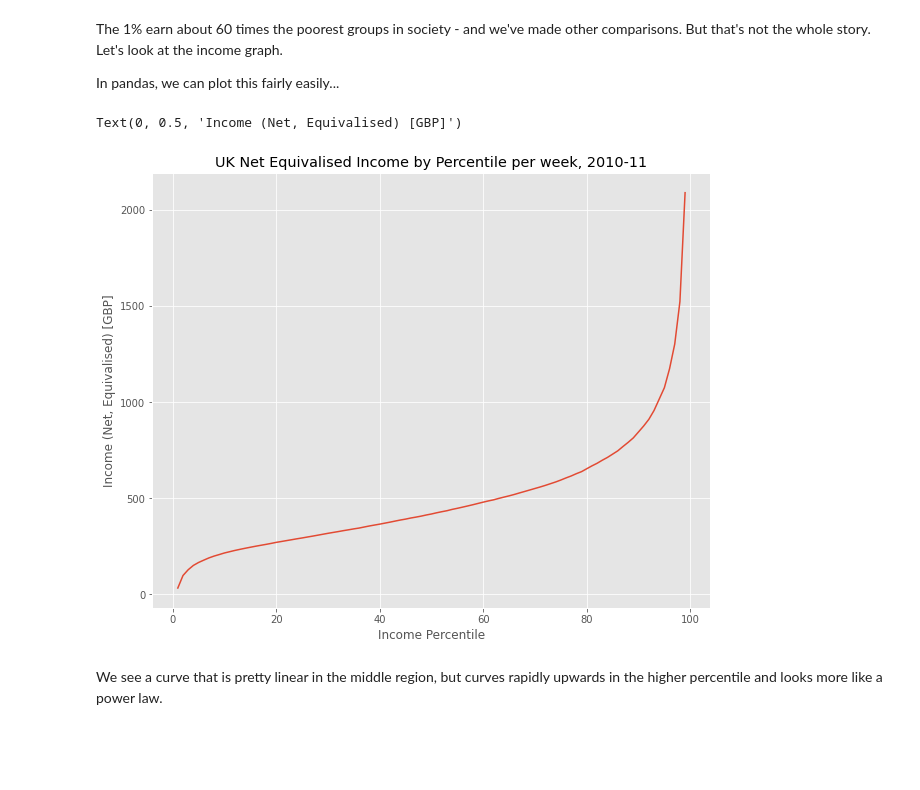
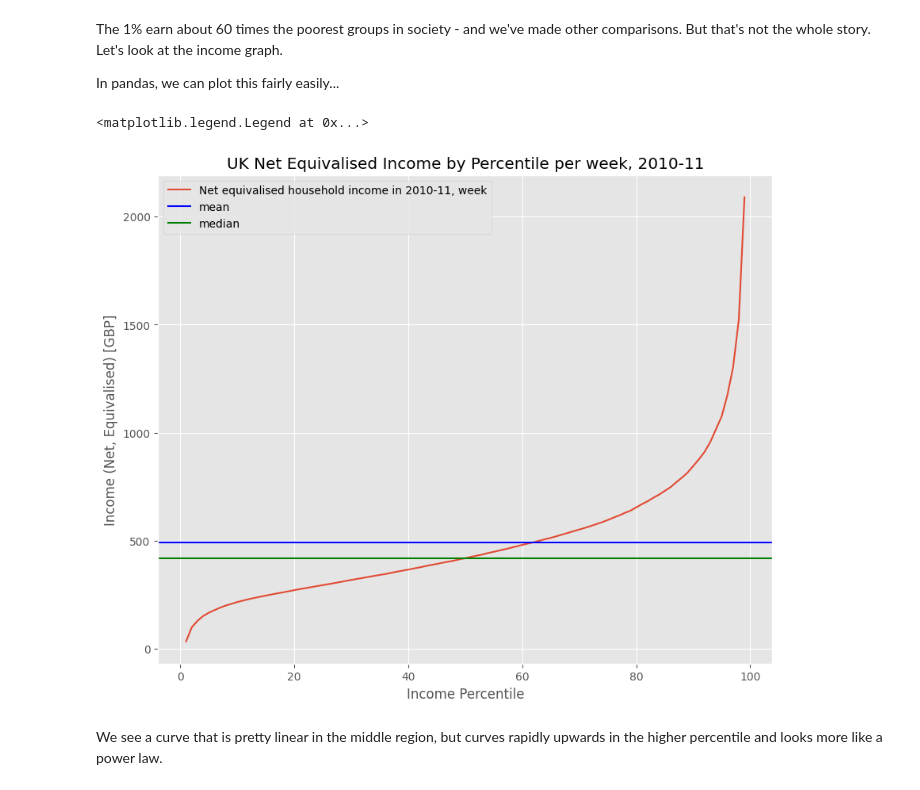
Before and after one commit to ttsupra30/QM2, a Jupyter notebook: notebooks/W02. Pandas.ipynb, the cells around one changed output. Saved outputs shown, nothing was run; the diff lists cells and outputs as text; code cells hidden in the pictures; blank space fills up the shorter version.

```diff
--- a/notebooks/W02. Pandas.ipynb
+++ b/notebooks/W02. Pandas.ipynb
@@ -180,3 +177,24 @@ So, to recap, we can now access a particular **row** using *loc[index number]*,
 ## Exercise:
 
 How do the equivalised incomes of single adults and childless couples compare? Look at the 1st, 99th and 50th percentile and summarise what this tells you about the value or price of coupling.
+# %%
+!mkdir data/wk2
+!curl https://s3.eu-west-2.amazonaws.com/qm2/wk2/incomes.csv -o ./data/wk2/incomes.csv
+
+import pandas
+import pylab
+import matplotlib.pyplot as plt
+# make the plots a little wider by default
+%matplotlib inline
+plt.style.use('ggplot')
+
+pylab.rcParams['figure.figsize'] = (10., 8.)
+
+data_path = "./data/wk2/incomes.csv"
+
+income =  pandas.read_csv(data_path, index_col=0)
+
+print("\n")
+print(income['Single adult'].loc[[1, 99, 50]])
+print("\n")
+income['Childless couple, annual income'].loc[[1, 99, 50]]
@@ -196,11 +232,16 @@ In pandas, we can plot this fairly easily...
 # %%
 income['Net equivalised household income in 2010-11, week'].plot()
 plt.title('UK Net Equivalised Income by Percentile per week, 2010-11')
 plt.xlabel('Income Percentile')
 plt.ylabel('Income (Net, Equivalised) [GBP]')
+mean = income['Net equivalised household income in 2010-11, week'].mean()
+plt.axhline(mean, label='mean', color='blue')
+median= income['Net equivalised household income in 2010-11, week'].median()
+plt.axhline(median, color='green', label='median')
+plt.legend()
 # %% [output]
-Text(0, 0.5, 'Income (Net, Equivalised) [GBP]')
+<matplotlib.legend.Legend at 0x...>
-[figure, old version]
+[figure, new version]
 # %% [markdown]
 We see a curve that is pretty linear in the middle region, but curves rapidly upwards in the higher percentile and looks more like a power law.
 # %% [markdown]
```
Also changed, not shown: parts of 9 cells of this notebook.
